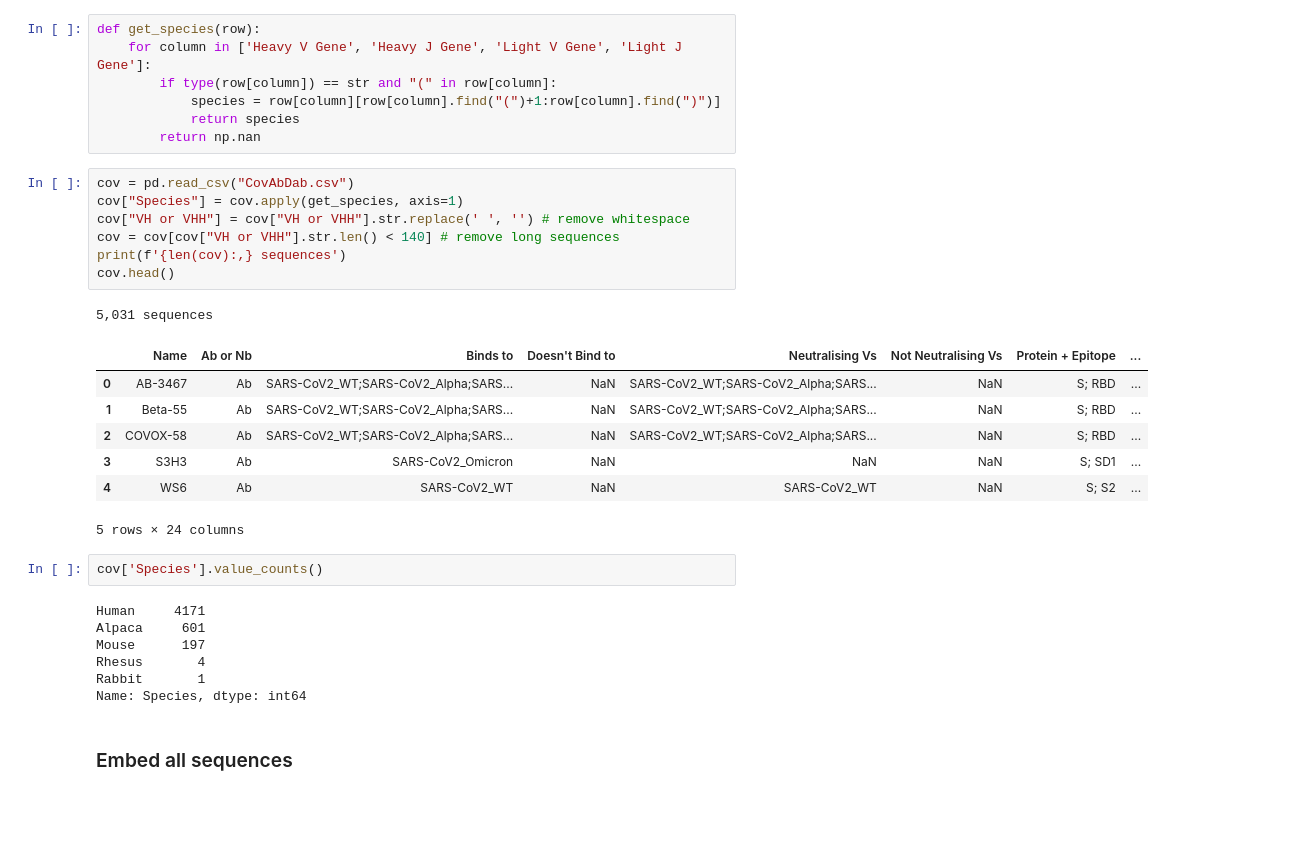
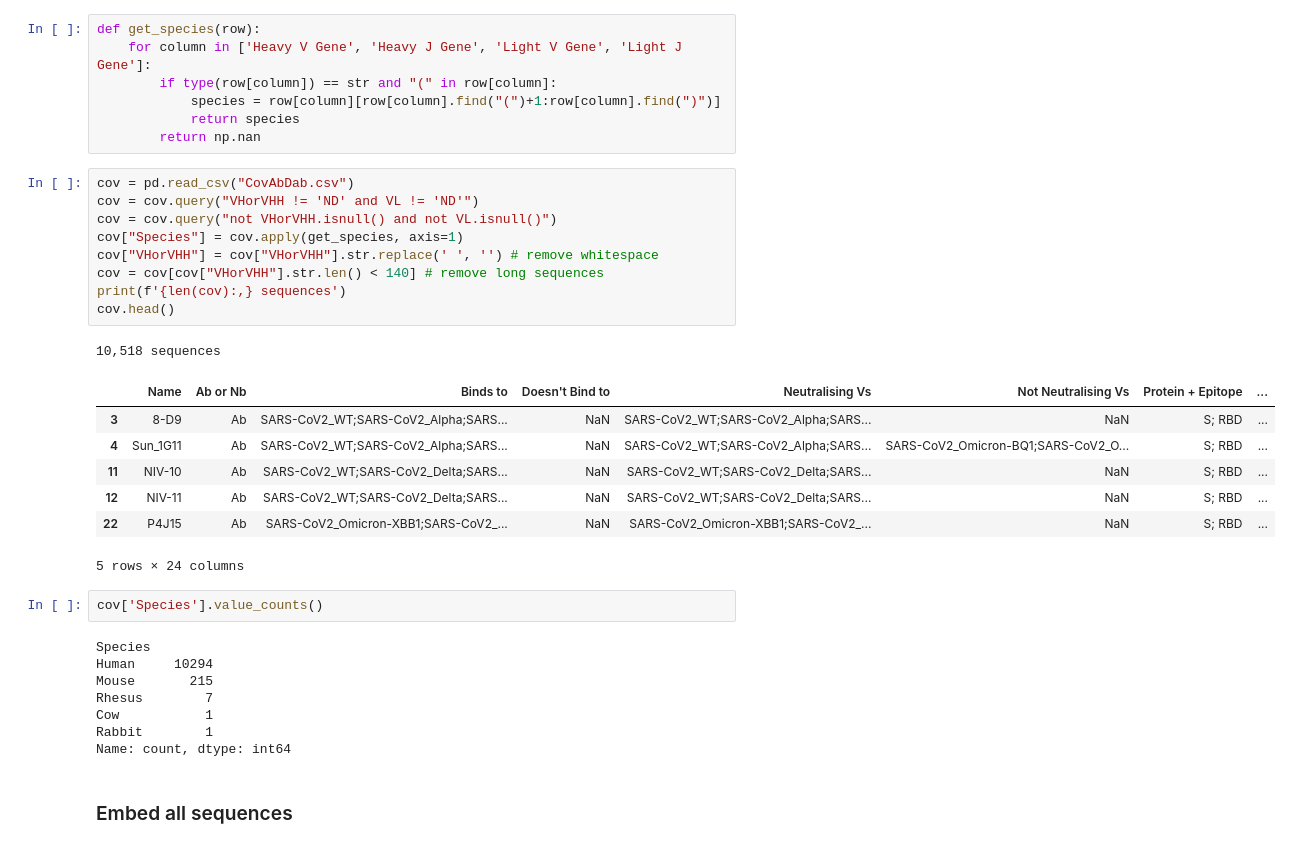
Before and after one commit to Merck/Sapiens, a Jupyter notebook: notebooks/02_sapiens_antibody_embedding.ipynb, the cells around one changed output. Saved outputs shown, nothing was run; the diff lists cells and outputs as text; blank space fills up the shorter version.

```diff
--- a/notebooks/02_sapiens_antibody_embedding.ipynb
+++ b/notebooks/02_sapiens_antibody_embedding.ipynb
@@ -72,29 +79,32 @@ def get_species(row):
         return np.nan
 # %%
 cov = pd.read_csv("CovAbDab.csv")
+cov = cov.query("VHorVHH != 'ND' and VL != 'ND'")
+cov = cov.query("not VHorVHH.isnull() and not VL.isnull()")
 cov["Species"] = cov.apply(get_species, axis=1)
-cov["VH or VHH"] = cov["VH or VHH"].str.replace(' ', '') # remove whitespace
-cov = cov[cov["VH or VHH"].str.len() < 140] # remove long sequences
+cov["VHorVHH"] = cov["VHorVHH"].str.replace(' ', '') # remove whitespace
+cov = cov[cov["VHorVHH"].str.len() < 140] # remove long sequences
 print(f'{len(cov):,} sequences')
 cov.head()
 # %% [output]
-5,031 sequences
+10,518 sequences
 |  | Name | Ab or Nb | Binds to | Doesn't Bind to | Neutralising Vs | Not Neutralising Vs | Protein + Epitope | ... |
-| 0 | AB-3467 | Ab | SARS-CoV2_WT;SARS-CoV2_Alpha;SARS... | NaN | SARS-CoV2_WT;SARS-CoV2_Alpha;SARS... | NaN | S; RBD | ... |
-| 1 | Beta-55 | Ab | SARS-CoV2_WT;SARS-CoV2_Alpha;SARS... | NaN | SARS-CoV2_WT;SARS-CoV2_Alpha;SARS... | NaN | S; RBD | ... |
-| 2 | COVOX-58 | Ab | SARS-CoV2_WT;SARS-CoV2_Alpha;SARS... | NaN | SARS-CoV2_WT;SARS-CoV2_Alpha;SARS... | NaN | S; RBD | ... |
-| 3 | S3H3 | Ab | SARS-CoV2_Omicron | NaN | NaN | NaN | S; SD1 | ... |
-| 4 | WS6 | Ab | SARS-CoV2_WT | NaN | SARS-CoV2_WT | NaN | S; S2 | ... |
+| 3 | 8-D9 | Ab | SARS-CoV2_WT;SARS-CoV2_Alpha;SARS... | NaN | SARS-CoV2_WT;SARS-CoV2_Alpha;SARS... | NaN | S; RBD | ... |
+| 4 | Sun_1G11 | Ab | SARS-CoV2_WT;SARS-CoV2_Alpha;SARS... | NaN | SARS-CoV2_WT;SARS-CoV2_Alpha;SARS... | SARS-CoV2_Omicron-BQ1;SARS-CoV2_O... | S; RBD | ... |
+| 11 | NIV-10 | Ab | SARS-CoV2_WT;SARS-CoV2_Delta;SARS... | NaN | SARS-CoV2_WT;SARS-CoV2_Delta;SARS... | NaN | S; RBD | ... |
+| 12 | NIV-11 | Ab | SARS-CoV2_WT;SARS-CoV2_Delta;SARS... | NaN | SARS-CoV2_WT;SARS-CoV2_Delta;SARS... | NaN | S; RBD | ... |
+| 22 | P4J15 | Ab | SARS-CoV2_Omicron-XBB1;SARS-CoV2_... | NaN | SARS-CoV2_Omicron-XBB1;SARS-CoV2_... | NaN | S; RBD | ... |
 5 rows × 24 columns
 # %%
 cov['Species'].value_counts()
 # %% [output]
-Human     4171
-Alpaca     601
-Mouse      197
-Rhesus       4
-Rabbit       1
-Name: Species, dtype: int64
+Species
+Human     10294
+Mouse       215
+Rhesus        7
+Cow           1
+Rabbit        1
+Name: count, dtype: int64
 # %% [markdown]
 ### Embed all sequences
 # %%
```
Also changed, not shown: parts of 9 cells of this notebook, 12 other files.
